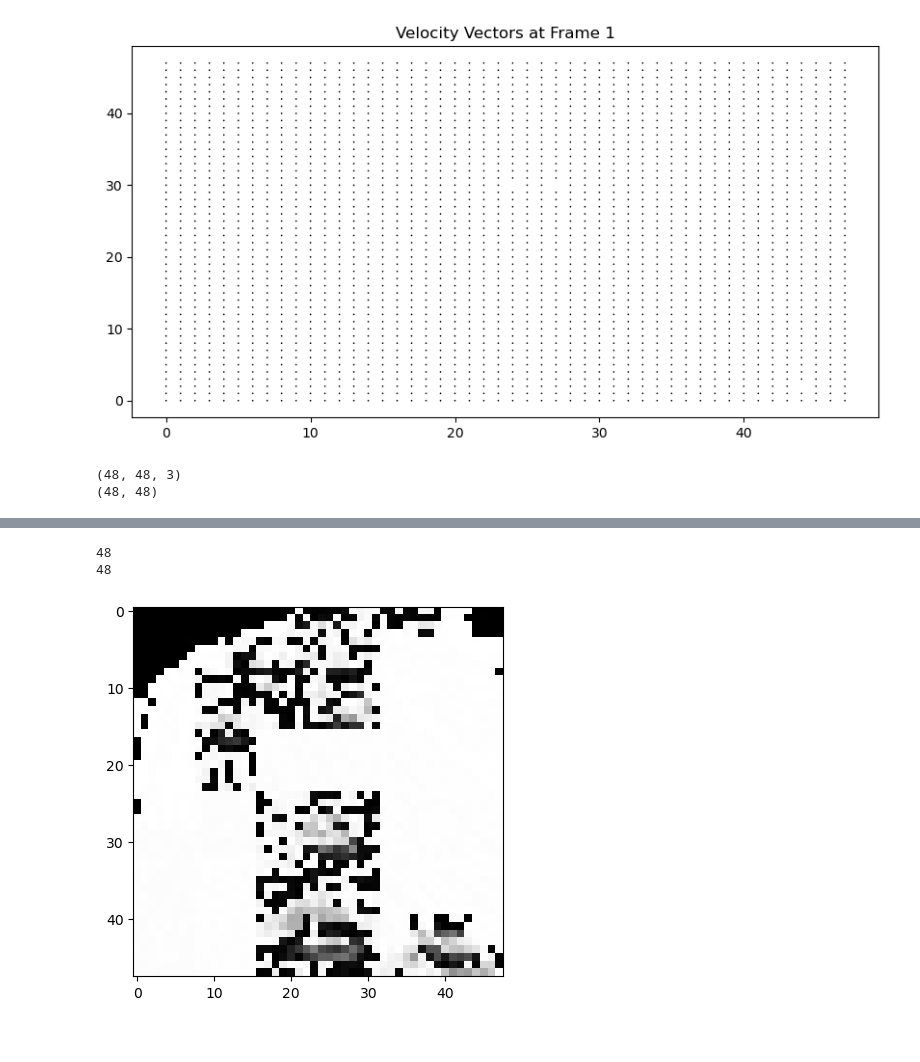
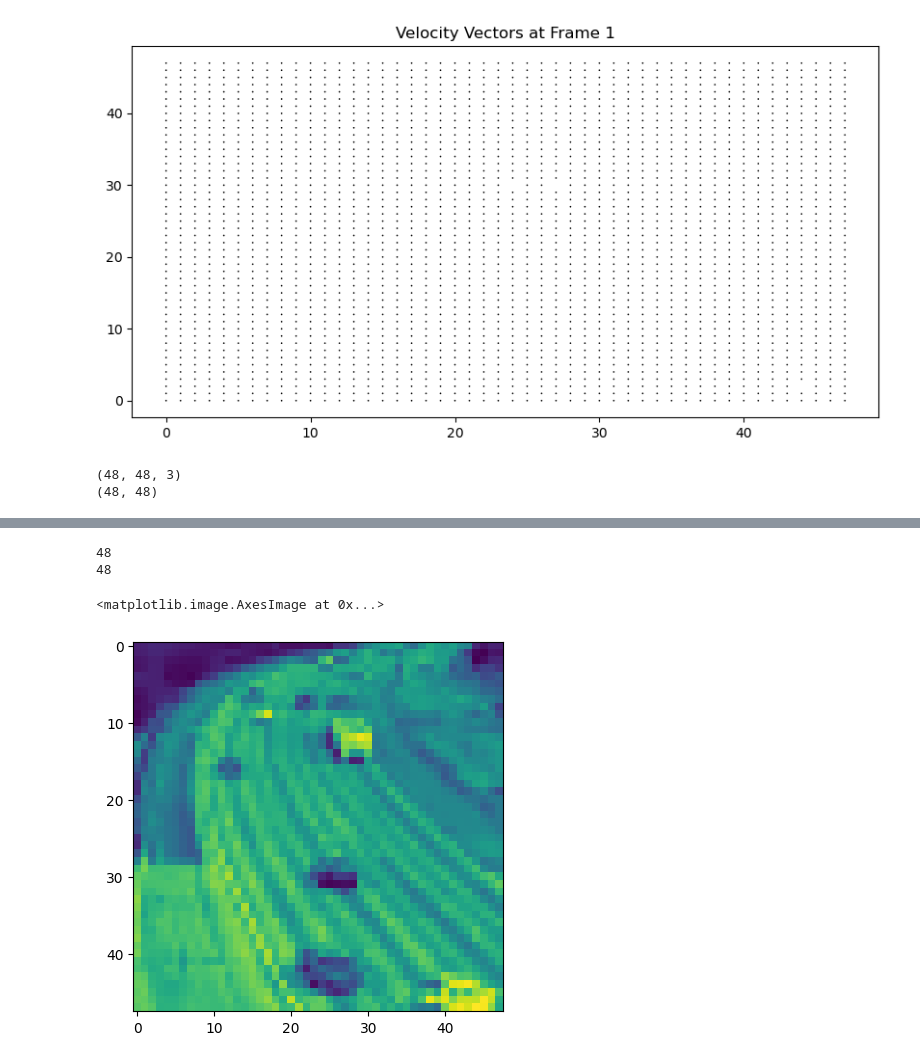
Before and after one commit to Norman-lib/LLBMOF-project, a Jupyter notebook: LBM python/First implementation of Latice Boltzman method.ipynb, the cells around one changed output, grey strips where cells are left out. Cells and saved outputs as stored; diff of their text form; code cells hidden in the pictures.

```diff
--- a/LBM python/First implementation of Latice Boltzman method.ipynb
+++ b/LBM python/First implementation of Latice Boltzman method.ipynb
@@ -161,37 +161,41 @@ plt.show()
 [figure]
 # %%
 import matplotlib.pyplot as plt
+import numpy as np
 import cv2
 
 # Read the images
 image1 = cv2.imread('image1.png')
 image2 = cv2.imread('image2.png')
 print(image1.shape)
 # Display the images
 plt.figure(figsize=(10, 5))
 image1 = cv2. cvtColor(image1, cv2.COLOR_BGR2GRAY)
 image2 = cv2.cvtColor(image2, cv2.COLOR_BGR2GRAY)
 print(image1.shape)
 plt.subplot(1, 2, 1)
 plt.imshow(cv2.cvtColor(image1, cv2.COLOR_BGR2RGB))
 plt.title('Image at t = 0')
 
 plt.subplot(1, 2, 2)
 plt.imshow(cv2.cvtColor(image2, cv2.COLOR_BGR2RGB))
 plt.title('Image at t = 1')
 
 plt.show()
 
 plt.imshow(cv2.cvtColor(image2-image1, cv2.COLOR_BGR2RGB))
 print(len(image1))
 print(len(image1[0]))
 video_image = np.zeros((len(image1), len(image1),2))
 video_image[:,:,0] = image1
 video_image[:,:,1] = image2
+
+plt.imshow(video_image[:,:,0])
 # %% [output]
 (48, 48, 3)
 (48, 48)
 [figure]
 48
 48
+<matplotlib.image.AxesImage at 0x...>
-[figure, old version]
+[figure, new version]
```
Also changed, not shown: parts of 1 cell of this notebook.
